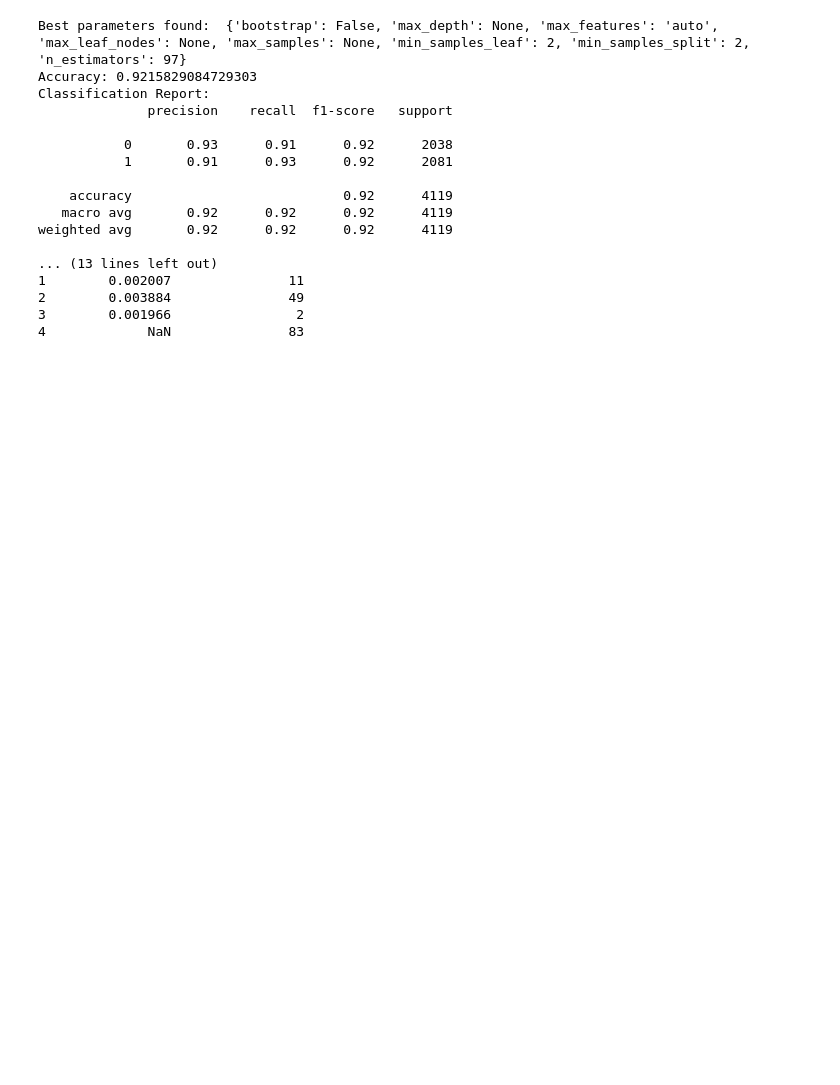
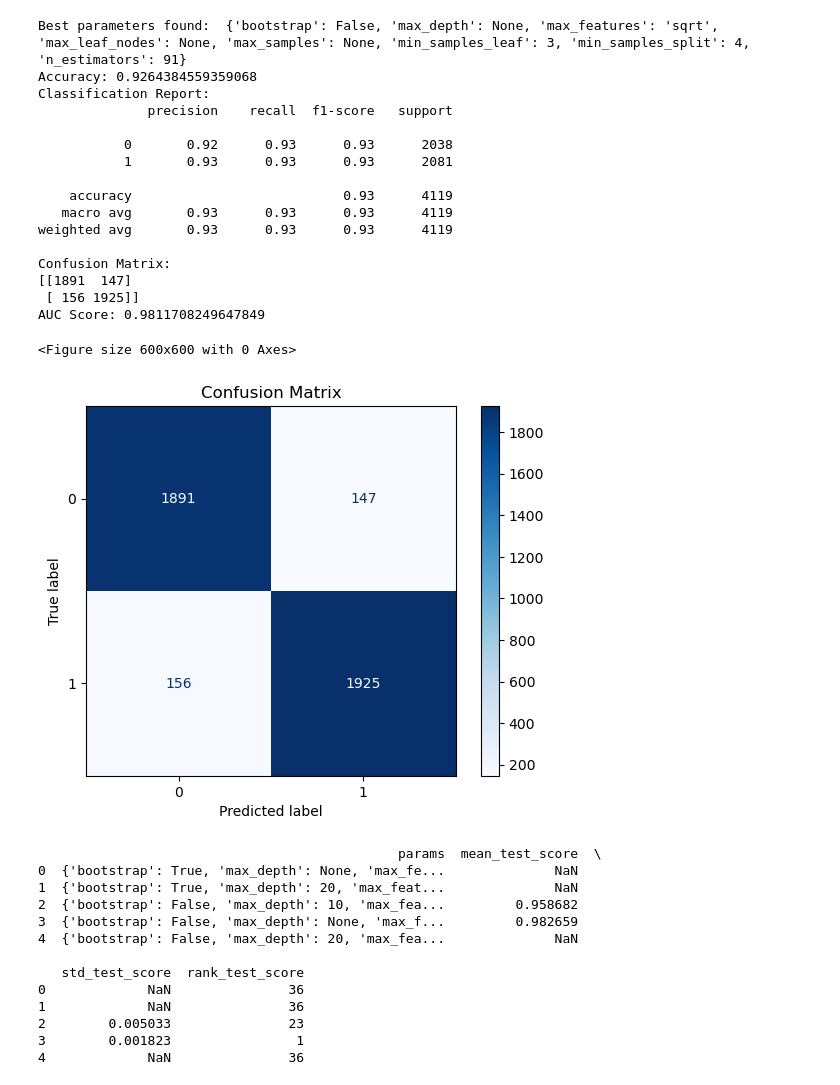
Before and after one commit to LosPadrinosMemens/FPA_DataAnalysis, a Jupyter notebook: RandomForest.ipynb, the cells around one changed output. Cells and saved outputs as stored; diff of their text form; code cells hidden in the pictures; blank space fills up the shorter version.

```diff
--- a/RandomForest.ipynb
+++ b/RandomForest.ipynb
@@ -36,7 +35,7 @@ def read_index_from_json(name, file_path='FeatureSelection.json'):
     except json.JSONDecodeError:
         raise ValueError(f"The file '{file_path}' does not contain valid JSON.")
 # %%
-top_features = read_index_from_json("MI")
+top_features = read_index_from_json("RFE")
 X_train = data_train.drop(columns=["Revenue_int"])
 X_train = X_train.loc[:,top_features]
 y_train = data_train["Revenue_int"]
@@ -155,6 +156,12 @@ print(f"Classification Report:\n{classification_rep}")
 print(f"Confusion Matrix:\n{confusion_mat}")
 print(f"AUC Score: {auc_score}")
 
+# 3. Confusion Matrix Visualization
+plt.figure(figsize=(6, 6))
+ConfusionMatrixDisplay.from_predictions(y_test, y_pred, cmap=plt.cm.Blues)
+plt.title('Confusion Matrix')
+plt.show()
+
 # Store all iterations' scores and parameters in a DataFrame
 results_df = pd.DataFrame(random_search.cv_results_)
 
@@ -204,17 +211,31 @@ Traceback (most recent call last):
-Best parameters found:  {'bootstrap': False, 'max_depth': None, 'max_features': 'auto', 'max_leaf_nodes': None, 'max_samples': None, 'min_samples_leaf': 2, 'min_samples_split': 2, 'n_estimators': 97}
-Accuracy: 0.9215829084729303
+Best parameters found:  {'bootstrap': False, 'max_depth': None, 'max_features': 'sqrt', 'max_leaf_nodes': None, 'max_samples': None, 'min_samples_leaf': 3, 'min_samples_split': 4, 'n_estimators': 91}
+Accuracy: 0.9264384559359068
 Classification Report:
               precision    recall  f1-score   support
 
-           0       0.93      0.91      0.92      2038
-           1       0.91      0.93      0.92      2081
+           0       0.92      0.93      0.93      2038
+           1       0.93      0.93      0.93      2081
 
-    accuracy                           0.92      4119
-   macro avg       0.92      0.92      0.92      4119
-weighted avg       0.92      0.92      0.92      4119
+    accuracy                           0.93      4119
+   macro avg       0.93      0.93      0.93      4119
+weighted avg       0.93      0.93      0.93      4119
 
-... (13 lines left out)
-1        0.002007               11
-2        0.003884               49
-3        0.001966                2
-4             NaN               83
+Confusion Matrix:
+[[1891  147]
+ [ 156 1925]]
+AUC Score: 0.9811708249647849
+<Figure size 600x600 with 0 Axes>
+[figure, added]
+                                              params  mean_test_score  \
+0  {'bootstrap': True, 'max_depth': None, 'max_fe...              NaN
+1  {'bootstrap': True, 'max_depth': 20, 'max_feat...              NaN
+2  {'bootstrap': False, 'max_depth': 10, 'max_fea...         0.958682
+3  {'bootstrap': False, 'max_depth': None, 'max_f...         0.982659
+4  {'bootstrap': False, 'max_depth': 20, 'max_fea...              NaN
+
+   std_test_score  rank_test_score
+0             NaN               36
+1             NaN               36
+2        0.005033               23
+3        0.001823                1
+4             NaN               36
```
Also changed, not shown: parts of 4 cells of this notebook, 6 other files.
